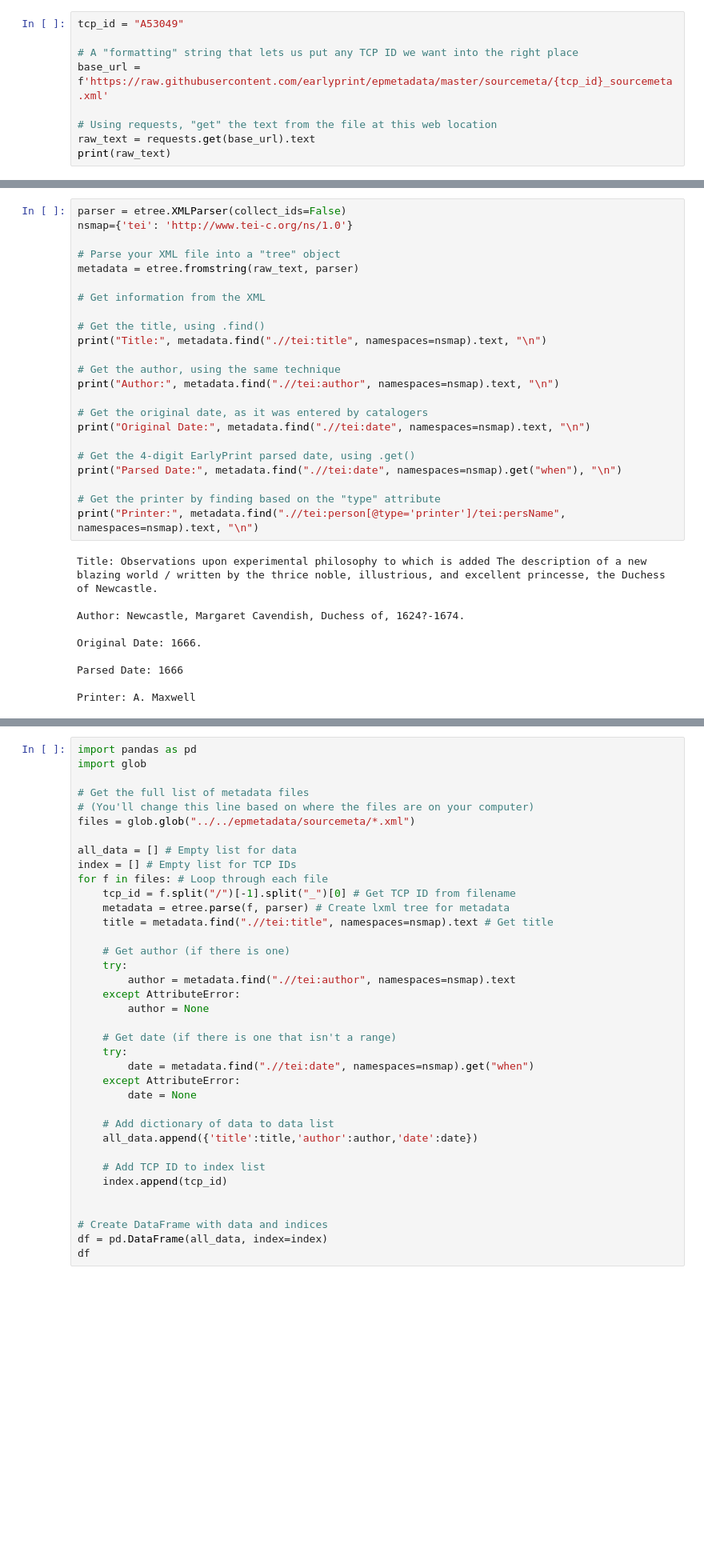
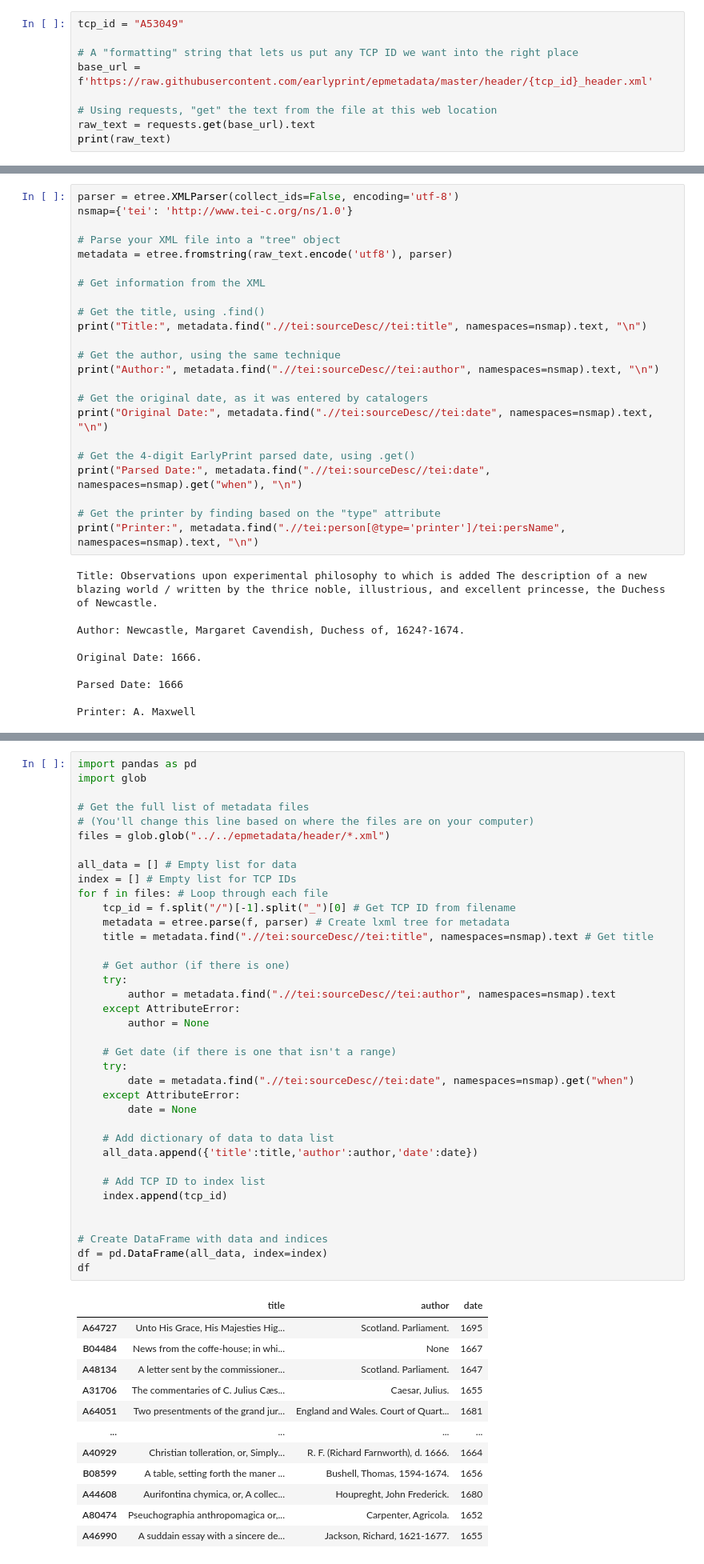
Before and after one commit to earlyprint/jupyterbook, a Jupyter notebook: _build/jupyter_execute/metadata.ipynb, the cells around one changed output, grey strips where cells are left out. Shown at 80% size. Drawn from its saved outputs; the diff is of its cells as text; blank space fills up the shorter version.

```diff
--- a/_build/jupyter_execute/metadata.ipynb
+++ b/_build/jupyter_execute/metadata.ipynb
@@ -37,7 +37,7 @@ import requests
 tcp_id = "A53049"
 
 # A "formatting" string that lets us put any TCP ID we want into the right place
-base_url = f'https://raw.githubusercontent.com/earlyprint/epmetadata/master/sourcemeta/{tcp_id}_sourcemeta.xml'
+base_url = f'https://raw.githubusercontent.com/earlyprint/epmetadata/master/header/{tcp_id}_header.xml'
 
 # Using requests, "get" the text from the file at this web location
 raw_text = requests.get(base_url).text
@@ -65,25 +65,25 @@ We've now retrieved the XML from our metadata file for this text. Note that it's
 
 Since this is an XML file, we can retrieve information from it using `lxml` in much the same way as we did when we parsed the text in our earlier tutorial.
 # %%
-parser = etree.XMLParser(collect_ids=False)
+parser = etree.XMLParser(collect_ids=False, encoding='utf-8')
 nsmap={'tei': 'http://www.tei-c.org/ns/1.0'}
 
 # Parse your XML file into a "tree" object
-metadata = etree.fromstring(raw_text, parser)
+metadata = etree.fromstring(raw_text.encode('utf8'), parser)
 
 # Get information from the XML
 
 # Get the title, using .find()
-print("Title:", metadata.find(".//tei:title", namespaces=nsmap).text, "\n")
+print("Title:", metadata.find(".//tei:sourceDesc//tei:title", namespaces=nsmap).text, "\n")
 
 # Get the author, using the same technique
-print("Author:", metadata.find(".//tei:author", namespaces=nsmap).text, "\n")
+print("Author:", metadata.find(".//tei:sourceDesc//tei:author", namespaces=nsmap).text, "\n")
 
 # Get the original date, as it was entered by catalogers
-print("Original Date:", metadata.find(".//tei:date", namespaces=nsmap).text, "\n")
+print("Original Date:", metadata.find(".//tei:sourceDesc//tei:date", namespaces=nsmap).text, "\n")
 
 # Get the 4-digit EarlyPrint parsed date, using .get()
-print("Parsed Date:", metadata.find(".//tei:date", namespaces=nsmap).get("when"), "\n")
+print("Parsed Date:", metadata.find(".//tei:sourceDesc//tei:date", namespaces=nsmap).get("when"), "\n")
 
 # Get the printer by finding based on the "type" attribute
 print("Printer:", metadata.find(".//tei:person[@type='printer']/tei:persName", namespaces=nsmap).text, "\n")
@@ -111,34 +111,47 @@ import glob
 
 # Get the full list of metadata files
 # (You'll change this line based on where the files are on your computer)
-files = glob.glob("../../epmetadata/sourcemeta/*.xml")
+files = glob.glob("../../epmetadata/header/*.xml")
 
 all_data = [] # Empty list for data
 index = [] # Empty list for TCP IDs
 for f in files: # Loop through each file
     tcp_id = f.split("/")[-1].split("_")[0] # Get TCP ID from filename
     metadata = etree.parse(f, parser) # Create lxml tree for metadata
-    title = metadata.find(".//tei:title", namespaces=nsmap).text # Get title
+    title = metadata.find(".//tei:sourceDesc//tei:title", namespaces=nsmap).text # Get title
 
     # Get author (if there is one)
     try:
-        author = metadata.find(".//tei:author", namespaces=nsmap).text
+        author = metadata.find(".//tei:sourceDesc//tei:author", namespaces=nsmap).text
     except AttributeError:
         author = None
 
     # Get date (if there is one that isn't a range)
     try:
-        date = metadata.find(".//tei:date", namespaces=nsmap).get("when")
+        date = metadata.find(".//tei:sourceDesc//tei:date", namespaces=nsmap).get("when")
     except AttributeError:
         date = None
 
     # Add dictionary of data to data list
     all_data.append({'title':title,'author':author,'date':date})
 
     # Add TCP ID to index list
     index.append(tcp_id)
 
 
 # Create DataFrame with data and indices
 df = pd.DataFrame(all_data, index=index)
 df
+# %% [output]
+|  | title | author | date |
+| A64727 | Unto His Grace, His Majesties Hig... | Scotland. Parliament. | 1695 |
+| B04484 | News from the coffe-house; in whi... | None | 1667 |
+| A48134 | A letter sent by the commissioner... | Scotland. Parliament. | 1647 |
+| A31706 | The commentaries of C. Julius Cæs... | Caesar, Julius. | 1655 |
+| A64051 | Two presentments of the grand jur... | England and Wales. Court of Quart... | 1681 |
+| ... | ... | ... | ... |
+| A40929 | Christian tolleration, or, Simply... | R. F. (Richard Farnworth), d. 1666. | 1664 |
+| B08599 | A table, setting forth the maner ... | Bushell, Thomas, 1594-1674. | 1656 |
+| A44608 | Aurifontina chymica, or, A collec... | Houpreght, John Frederick. | 1680 |
+| A80474 | Pseuchographia anthropomagica or,... | Carpenter, Agricola. | 1652 |
+| A46990 | A suddain essay with a sincere de... | Jackson, Richard, 1621-1677. | 1655 |
```
Also changed, not shown: parts of 10 cells of this notebook, 16 other files.
